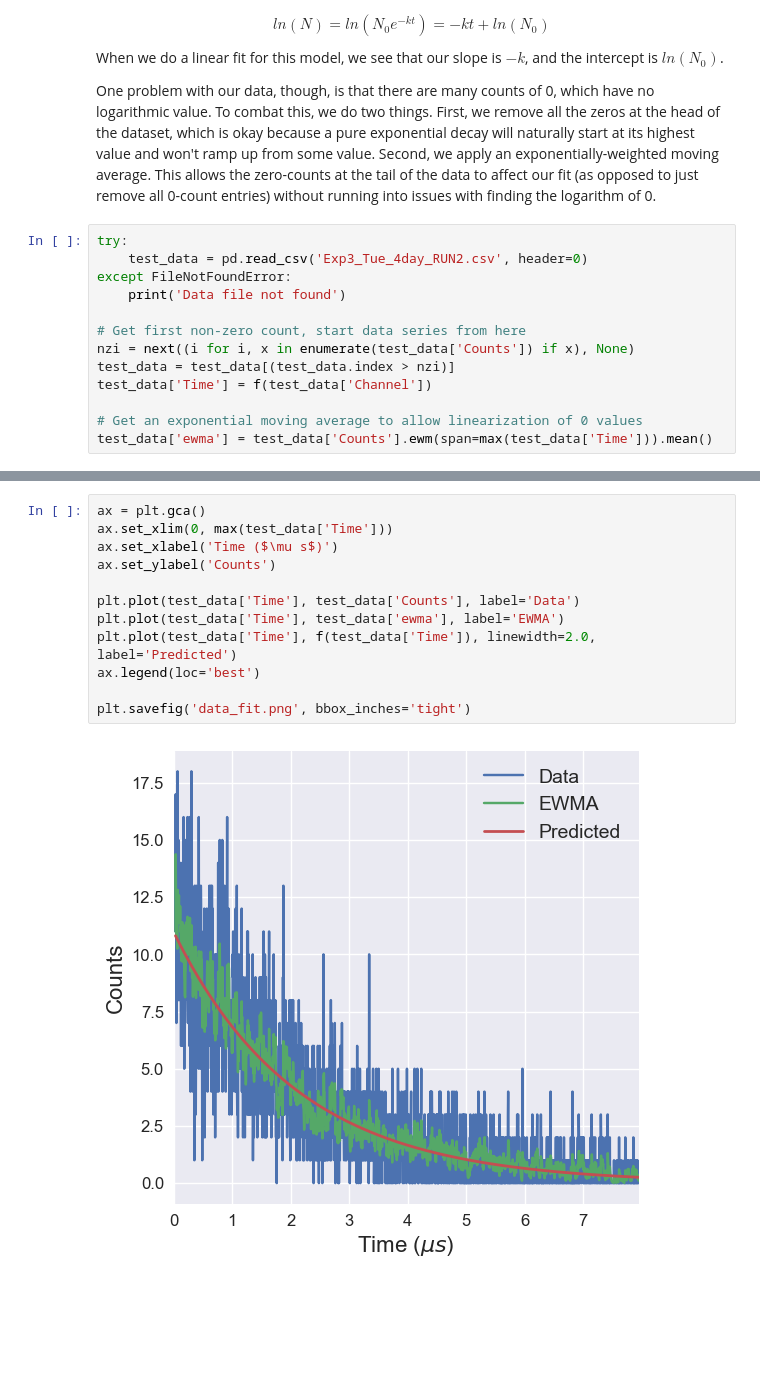
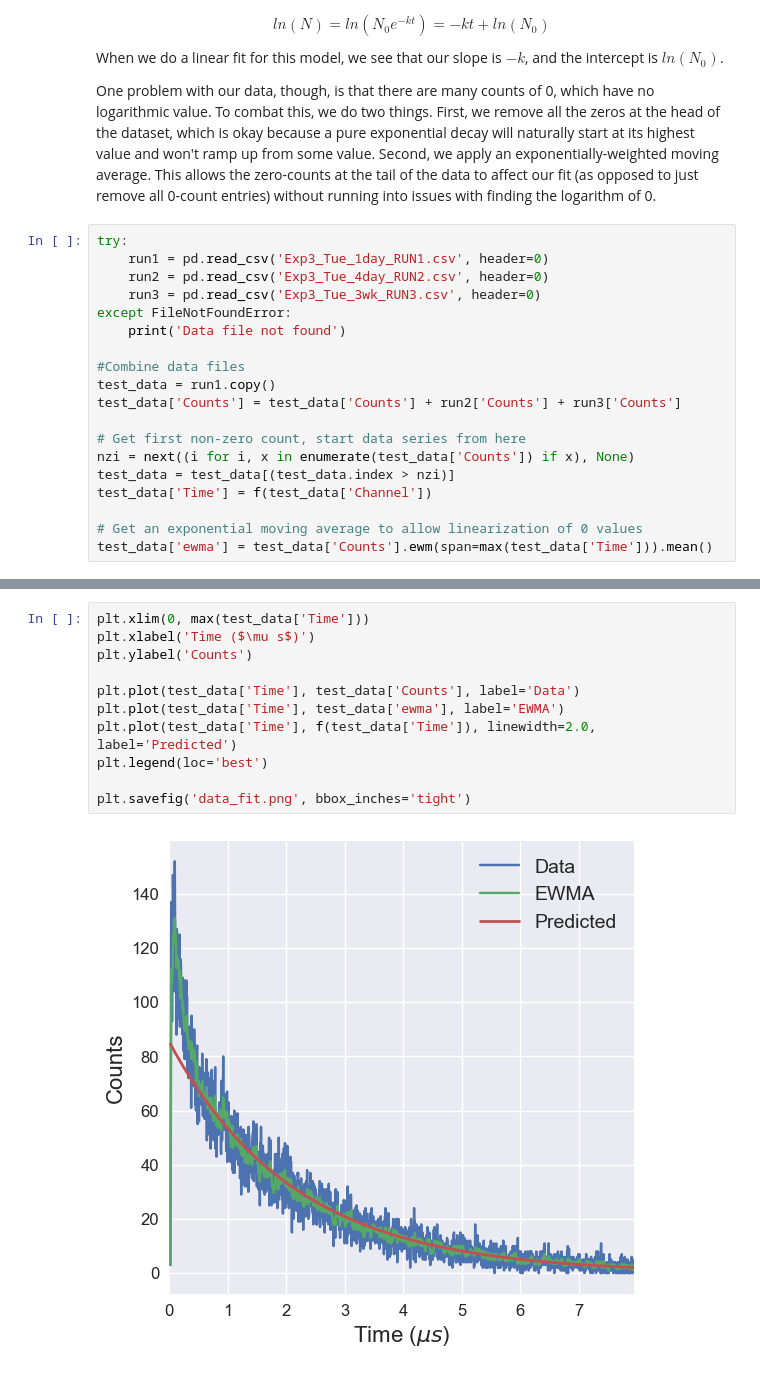
Before and after one commit to mileslucas/JupyterNotebooks, a Jupyter notebook: muon_lab.ipynb, the cells around one changed output, grey strips where cells are left out. Saved outputs shown, nothing was run; the diff lists cells and outputs as text; blank space fills up the shorter version.

Commit message:
added the other data files

```diff
--- a/muon_lab.ipynb
+++ b/muon_lab.ipynb
@@ -85,9 +85,15 @@ When we do a linear fit for this model, we see that our slope is $-k$, and the i
 One problem with our data, though, is that there are many counts of 0, which have no logarithmic value. To combat this, we do two things. First, we remove all the zeros at the head of the dataset, which is okay because a pure exponential decay will naturally start at its highest value and won't ramp up from some value. Second, we apply an exponentially-weighted moving average. This allows the zero-counts at the tail of the data to affect our fit (as opposed to just remove all 0-count entries) without running into issues with finding the logarithm of 0.
 # %%
 try:
-    test_data = pd.read_csv('Exp3_Tue_4day_RUN2.csv', header=0)
+    run1 = pd.read_csv('Exp3_Tue_1day_RUN1.csv', header=0)
+    run2 = pd.read_csv('Exp3_Tue_4day_RUN2.csv', header=0)
+    run3 = pd.read_csv('Exp3_Tue_3wk_RUN3.csv', header=0)
 except FileNotFoundError:
     print('Data file not found')
+
+#Combine data files
+test_data = run1.copy()
+test_data['Counts'] = test_data['Counts'] + run2['Counts'] + run3['Counts']
 
 # Get first non-zero count, start data series from here
 nzi = next((i for i, x in enumerate(test_data['Counts']) if x), None)
@@ -123,19 +129,18 @@ Covariance Type:            nonrobust
 Warnings:
 [1] Standard Errors assume that the covariance matrix of the errors is correctly specified.
 # %%
-ax = plt.gca()
-ax.set_xlim(0, max(test_data['Time']))
-ax.set_xlabel('Time ($\mu s$)')
-ax.set_ylabel('Counts')
+plt.xlim(0, max(test_data['Time']))
+plt.xlabel('Time ($\mu s$)')
+plt.ylabel('Counts')
 
 plt.plot(test_data['Time'], test_data['Counts'], label='Data')
 plt.plot(test_data['Time'], test_data['ewma'], label='EWMA')
 plt.plot(test_data['Time'], f(test_data['Time']), linewidth=2.0, label='Predicted')
-ax.legend(loc='best')
+plt.legend(loc='best')
 
 plt.savefig('data_fit.png', bbox_inches='tight')
 # %% [output]
-[figure, old version]
+[figure, new version]
 # %%
 actual = 2.22
 error = np.abs(actual - c) / actual * 100
```
Also changed, not shown: parts of 3 cells of this notebook, 1 other file.
